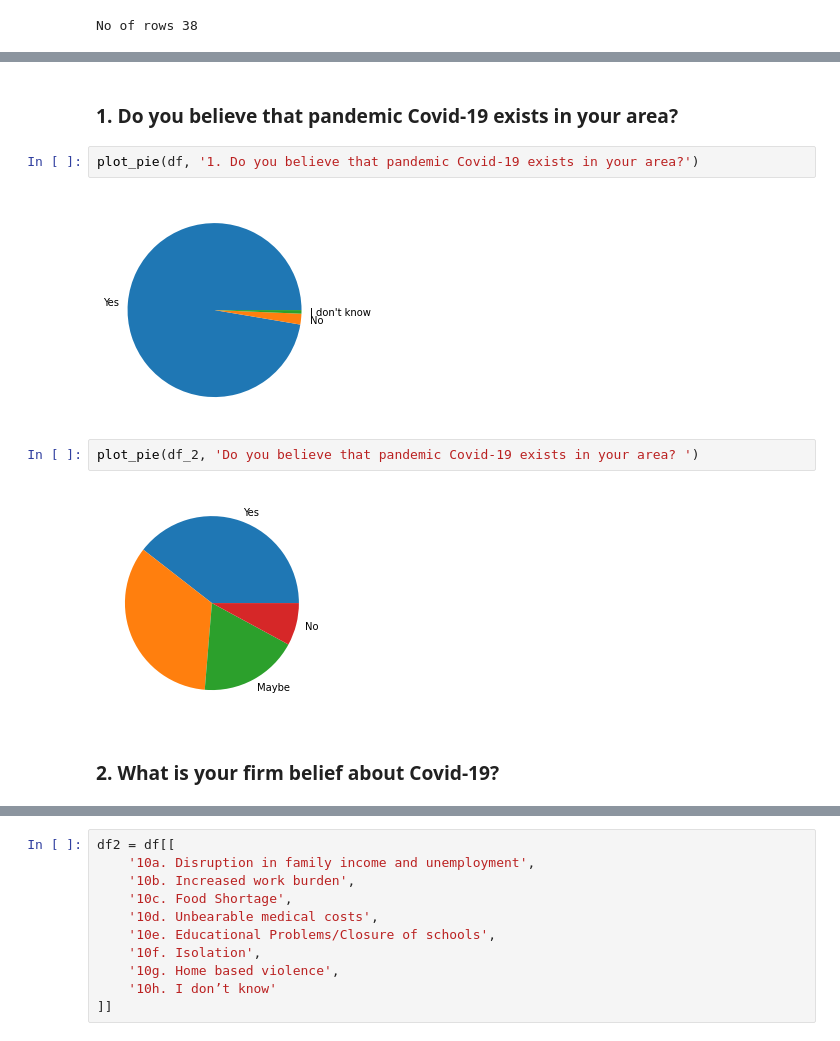
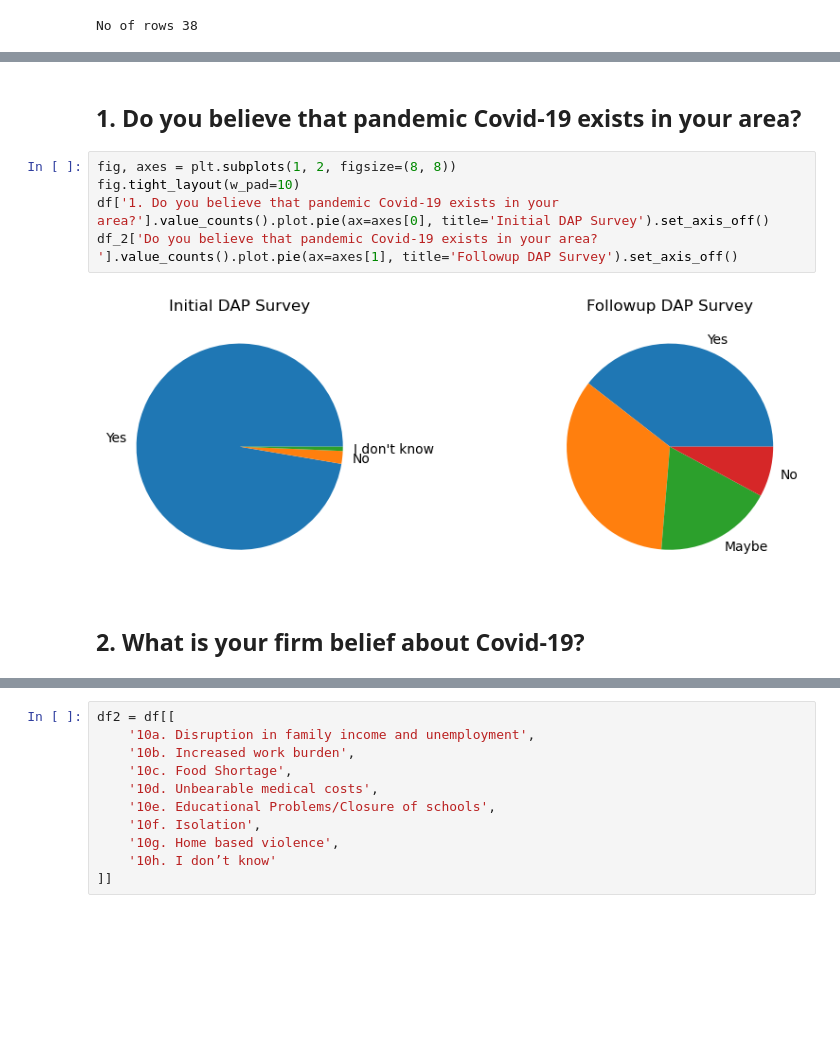
Before and after one commit to codeforpakistan/CfAll-Exchange, a Jupyter notebook: Haripur Survey Analysis.ipynb, the cells around one changed output, grey strips where cells are left out. Drawn from its saved outputs; the diff is of its cells as text; blank space fills up the shorter version.

```diff
--- a/Haripur Survey Analysis.ipynb
+++ b/Haripur Survey Analysis.ipynb
@@ -46,12 +49,11 @@ df2[df2.columns].plot(kind='bar', stacked=True)
 # %% [markdown]
-### 1. Do you believe that pandemic Covid-19 exists in your area?
+## 1. Do you believe that pandemic Covid-19 exists in your area?
-# %%
-plot_pie(df, '1. Do you believe that pandemic Covid-19 exists in your area?')
-# %% [output]
-[figure, removed]
-# %%
-plot_pie(df_2, 'Do you believe that pandemic Covid-19 exists in your area? ')
-# %% [output]
-[figure, removed]
+# %%
+fig, axes = plt.subplots(1, 2, figsize=(8, 8))
+fig.tight_layout(w_pad=10)
+df['1. Do you believe that pandemic Covid-19 exists in your area?'].value_counts().plot.pie(ax=axes[0], title='Initial DAP Survey').set_axis_off()
+df_2['Do you believe that pandemic Covid-19 exists in your area? '].value_counts().plot.pie(ax=axes[1], title='Followup DAP Survey').set_axis_off()
+# %% [output]
+[figure, added]
 # %% [markdown]
-### 2. What is your firm belief about Covid-19?
+## 2. What is your firm belief about Covid-19?
```
Also changed, not shown: parts of 74 cells of this notebook, 2 other files.
